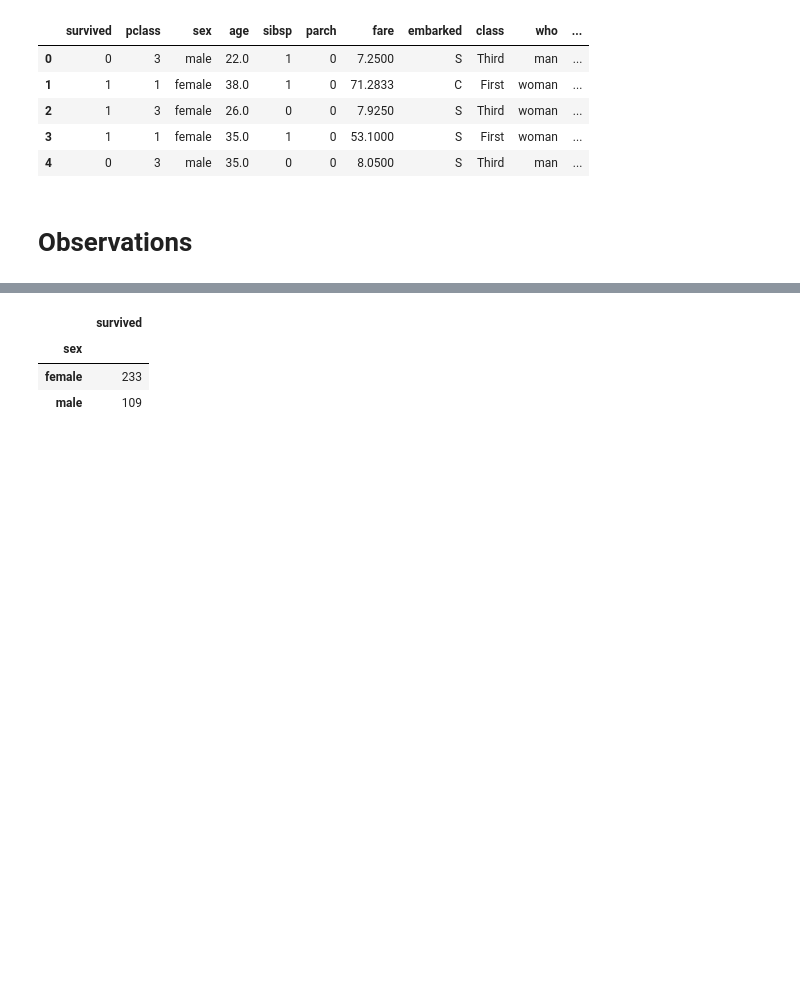
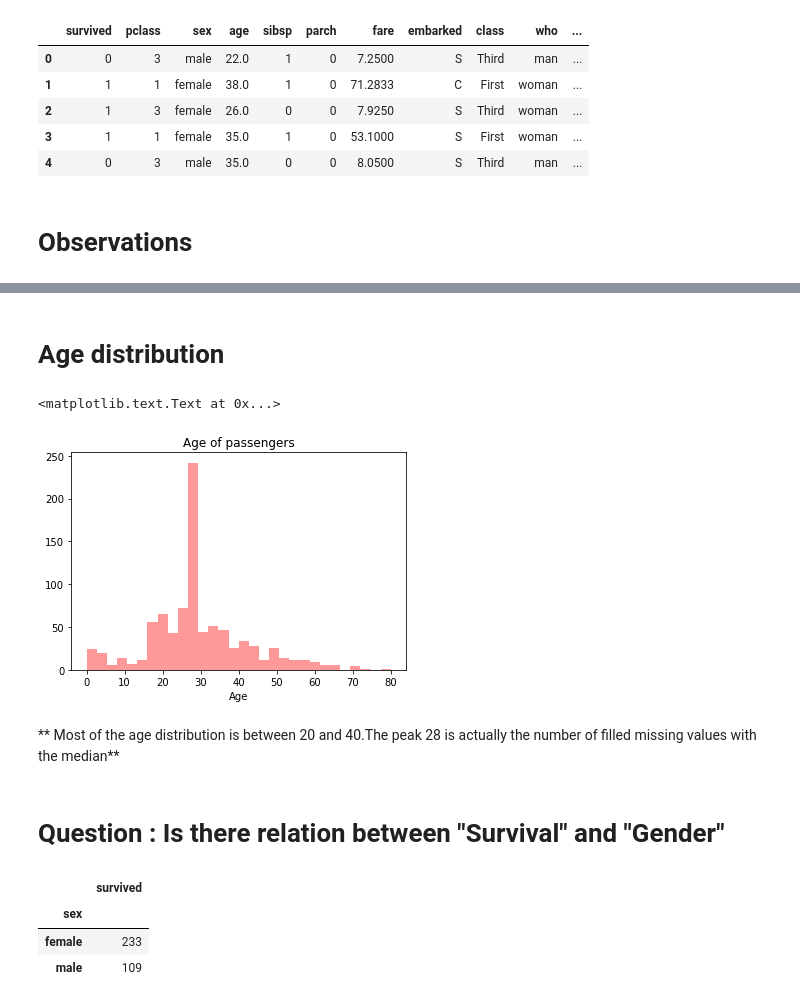
Before and after one commit to rohailkhan/titanic_data_analysis, a Jupyter notebook: Titanic Data analysis.ipynb, the cells around one changed output, grey strips where cells are left out. Cells and saved outputs as stored; diff of their text form; code cells hidden in the pictures; blank space fills up the shorter version.

```diff
--- a/Titanic Data analysis.ipynb
+++ b/Titanic Data analysis.ipynb
@@ -274,3 +296,16 @@ titanic['Sex_integer']=titanic['Sex_integer'].astype(int)
+# %% [markdown]
+# Age distribution
+# %%
+sns.distplot(titanic['age'],color='red',kde=False)
+plt.xlabel('Age')
+plt.title('Age of passengers')
+# %% [output]
+<matplotlib.text.Text at 0x...>
+[figure, added]
+# %% [markdown]
+** Most of the age distribution is between 20 and 40.The peak 28 is actually the number of filled missing values with the median**
+# %% [markdown]
+# Question : Is there relation between "Survival" and "Gender"
 # %%
 titanic_male_female=titanic.pivot_table('survived','sex',aggfunc='sum')
 titanic_male_female
```
Also changed, not shown: parts of 169 cells of this notebook.
